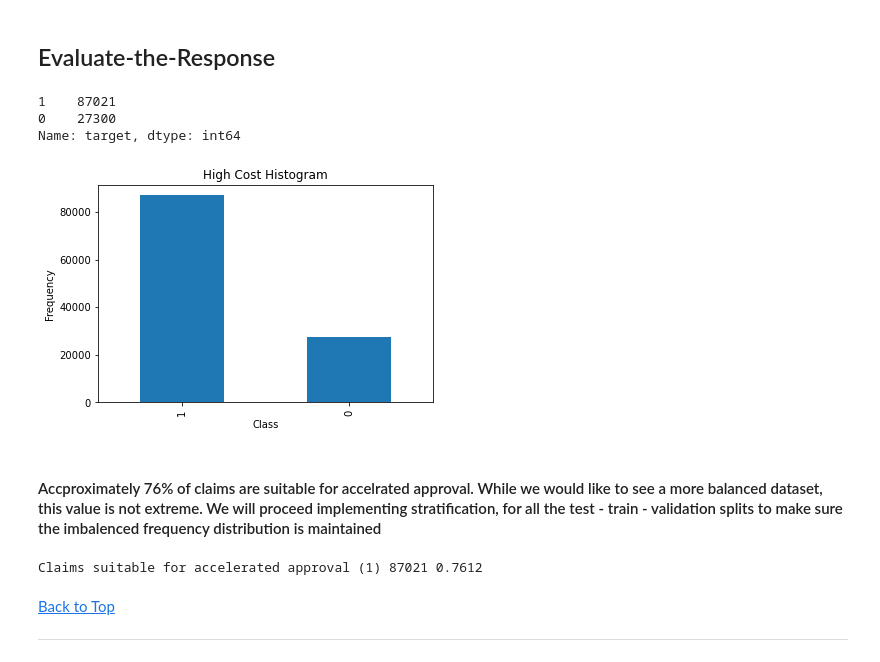
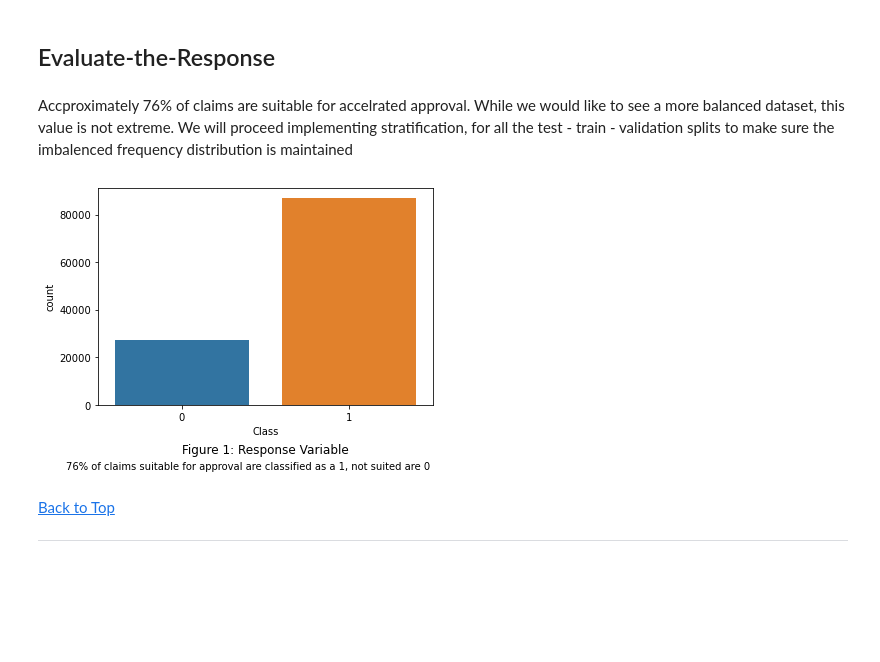
Before and after one commit to cmadding/MSDS_7333_QTW, a Jupyter notebook: CaseStudy08/Ansari_Ballenger_Godbole_MaddingUnit08 - Final.ipynb, the cells around one changed output. Saved outputs shown, nothing was run; the diff lists cells and outputs as text; code cells hidden in the pictures; blank space fills up the shorter version.

```diff
--- a/CaseStudy08/Ansari_Ballenger_Godbole_MaddingUnit08 - Final.ipynb
+++ b/CaseStudy08/Ansari_Ballenger_Godbole_MaddingUnit08 - Final.ipynb
@@ -225,21 +229,14 @@ with open(os.path.join("data","case_8_final_feats.pkl"),"wb") as f:
-# %%
-import matplotlib.pyplot as plt
-pd.value_counts(lables).plot.bar()
-plt.title('High Cost Histogram')
-plt.xlabel('Class')
-plt.ylabel('Frequency')
-lables.value_counts()
-# %% [output]
-1    87021
-0    27300
-Name: target, dtype: int64
-[figure, removed]
 # %% [markdown]
-#### Accproximately 76% of claims are suitable for accelrated approval.  While we would like to see a more balanced dataset, this value is not extreme. We will proceed implementing stratification, for all the test - train - validation splits to make sure the imbalenced frequency distribution is maintained
+Accproximately 76% of claims are suitable for accelrated approval.  While we would like to see a more balanced dataset, this value is not extreme. We will proceed implementing stratification, for all the test - train - validation splits to make sure the imbalenced frequency distribution is maintained
-# %%
-print("Claims suitable for accelerated approval (1)", sum(y), round(sum(y) / len(y),4))
-# %% [output]
-Claims suitable for accelerated approval (1) 87021 0.7612
+# %%
+import matplotlib.pyplot as plt
+plt.title('Figure 1: Response Variable', y=-0.25)
+plt.figtext(x=0.05, y=-0.1, s = "76% of claims suitable for approval are classified as a 1, not suited are 0")
+plt.xlabel('Class')
+plt.ylabel('Frequency')
+ax = sns.countplot(x=y)
+# %% [output]
+[figure, added]
 # %% [markdown]
 [Back to Top](#Table-of-Contents)
 ____
```
Also changed, not shown: parts of 88 cells of this notebook, 1 other file.
